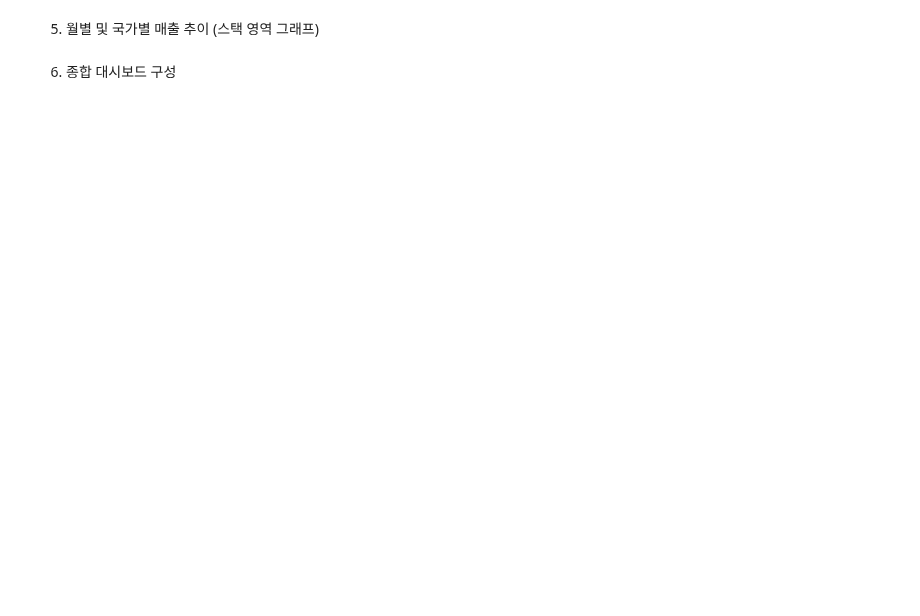
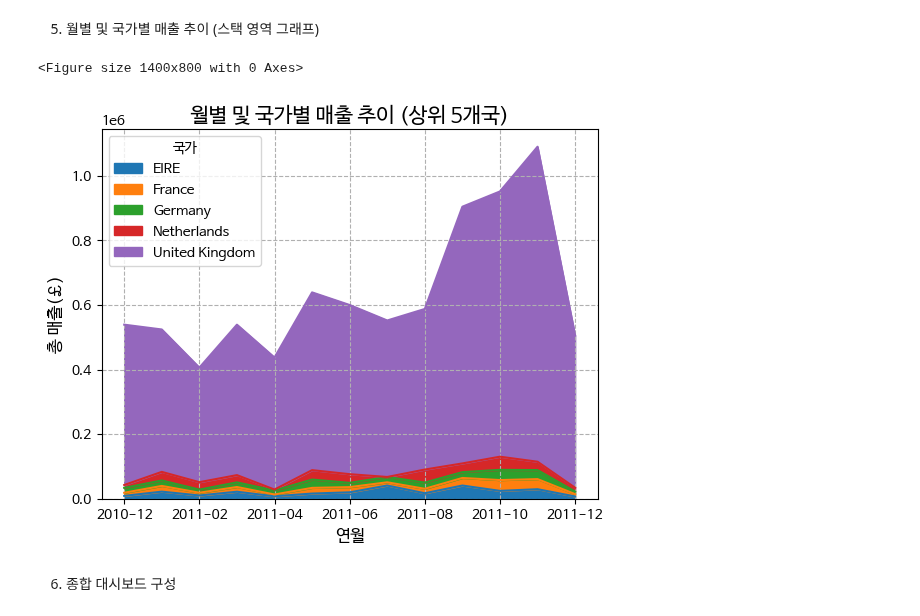
Before and after one commit to Nis4Newt/Data-Analysis-with-Open-Source, a Jupyter notebook: 오픈소스_데이터_분석_11강.ipynb, the cells around one changed output. Cells and saved outputs as stored; diff of their text form; code cells hidden in the pictures; blank space fills up the shorter version.

```diff
--- a/오픈소스_데이터_분석_11강.ipynb
+++ b/오픈소스_데이터_분석_11강.ipynb
@@ -513,34 +553,37 @@ plt.show()
 # %%
 ## 국가별 총 매출 계산 및 상위 5개국 추출
 country_sales = retail_data_clean.groupby('Country')['TotalPrice'].sum().reset_index()
 top5_countries = country_sales.sort_values('TotalPrice', ascending=False).head(5)['Country']
 
 ## 상위 5개국의 월별 매출 데이터 필터링 및 집계
 monthly_country_sales = retail_data_clean[retail_data_clean['Country'].isin(top5_countries)]
 monthly_country_sales = monthly_country_sales.groupby(['Year', 'Month', 'Country'])['TotalPrice'].sum().reset_index()
 monthly_country_sales['YearMonth'] = monthly_country_sales['Year'].astype(str) + '-' + \
                                       monthly_country_sales['Month'].astype(str).str.zfill(2) ## 연월 문자열 생성
 
 ## 피벗 테이블 생성 (월별 국가별 매출)
 pivot_data = monthly_country_sales.pivot_table(
     index='YearMonth',
     columns='Country',
     values='TotalPrice',
     fill_value=0 ## 값이 없는 경우 0으로 채움
 )
 
 ## 스택 영역 그래프 시각화
 plt.figure(figsize=(14, 8))
 # pivot_data를 이용하여 영역 그래프를 시각화
-
+pivot_data.plot.area(stacked=True)
 
 ## 그래프 제목 및 축 레이블 설정
 plt.title('월별 및 국가별 매출 추이 (상위 5개국)', fontsize=15)
 plt.xlabel('연월', fontsize=12)
 plt.ylabel('총 매출(£)', fontsize=12)
 plt.legend(title='국가') ## 범례 제목 설정
 plt.grid(linestyle='--') ## 그리드 추가
 plt.show()
+# %% [output]
+<Figure size 1400x800 with 0 Axes>
+[figure, added]
 # %% [markdown]
 6. 종합 대시보드 구성
 # %%
```
Also changed, not shown: parts of 5 cells of this notebook.
